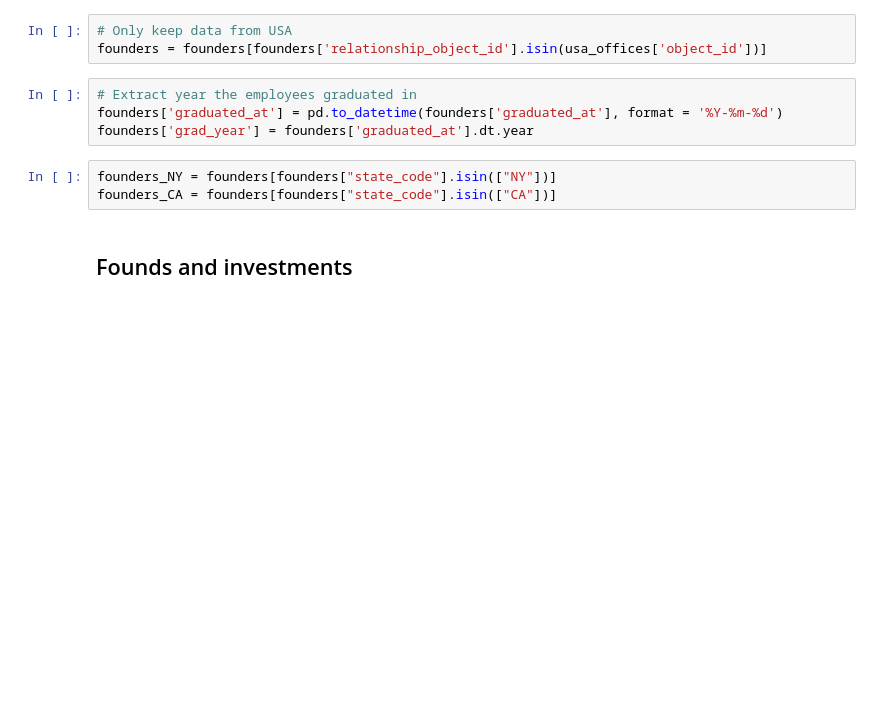
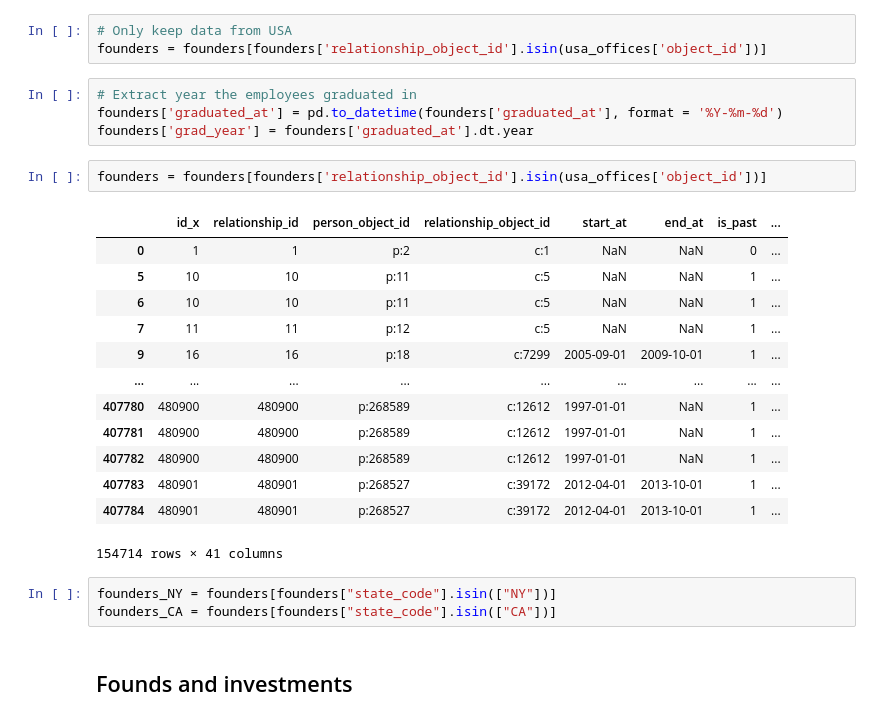
Before and after one commit to HeleneHjort/Socialdata, a Jupyter notebook: Project.ipynb, the cells around one changed output. Drawn from its saved outputs; the diff is of its cells as text; blank space fills up the shorter version.

```diff
--- a/Project.ipynb
+++ b/Project.ipynb
@@ -219,6 +219,22 @@ founders = founders[founders['relationship_object_id'].isin(usa_offices['object_
 # Extract year the employees graduated in
 founders['graduated_at'] = pd.to_datetime(founders['graduated_at'], format = '%Y-%m-%d')
 founders['grad_year'] = founders['graduated_at'].dt.year
+# %%
+founders = founders[founders['relationship_object_id'].isin(usa_offices['object_id'])]
+# %% [output]
+|  | id_x | relationship_id | person_object_id | relationship_object_id | start_at | end_at | is_past | ... |
+| 0 | 1 | 1 | p:2 | c:1 | NaN | NaN | 0 | ... |
+| 5 | 10 | 10 | p:11 | c:5 | NaN | NaN | 1 | ... |
+| 6 | 10 | 10 | p:11 | c:5 | NaN | NaN | 1 | ... |
+| 7 | 11 | 11 | p:12 | c:5 | NaN | NaN | 1 | ... |
+| 9 | 16 | 16 | p:18 | c:7299 | 2005-09-01 | 2009-10-01 | 1 | ... |
+| ... | ... | ... | ... | ... | ... | ... | ... | ... |
+| 407780 | 480900 | 480900 | p:268589 | c:12612 | 1997-01-01 | NaN | 1 | ... |
+| 407781 | 480900 | 480900 | p:268589 | c:12612 | 1997-01-01 | NaN | 1 | ... |
+| 407782 | 480900 | 480900 | p:268589 | c:12612 | 1997-01-01 | NaN | 1 | ... |
+| 407783 | 480901 | 480901 | p:268527 | c:39172 | 2012-04-01 | 2013-10-01 | 1 | ... |
+| 407784 | 480901 | 480901 | p:268527 | c:39172 | 2012-04-01 | 2013-10-01 | 1 | ... |
+154714 rows × 41 columns
 # %%
 founders_NY = founders[founders["state_code"].isin(["NY"])]
 founders_CA = founders[founders["state_code"].isin(["CA"])]
```
Also changed, not shown: parts of 4 cells of this notebook, 4 other files.
